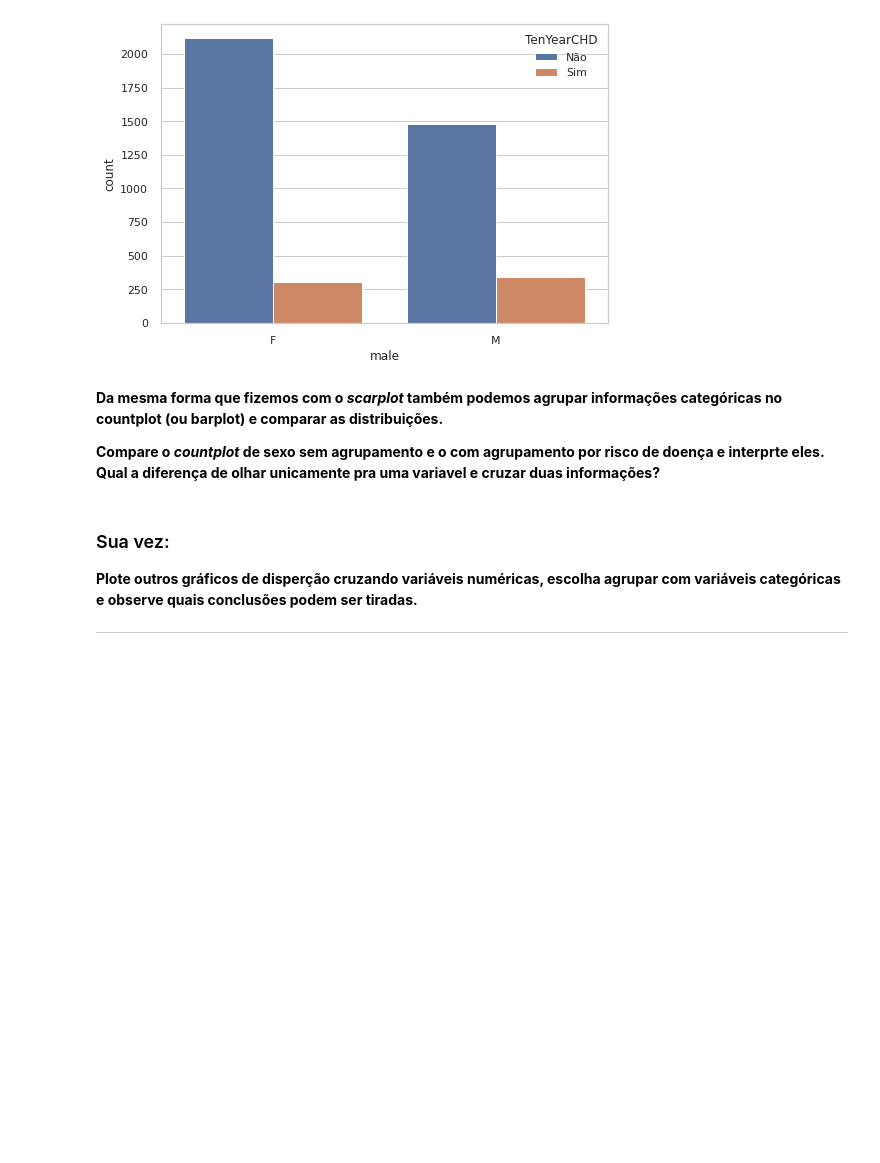
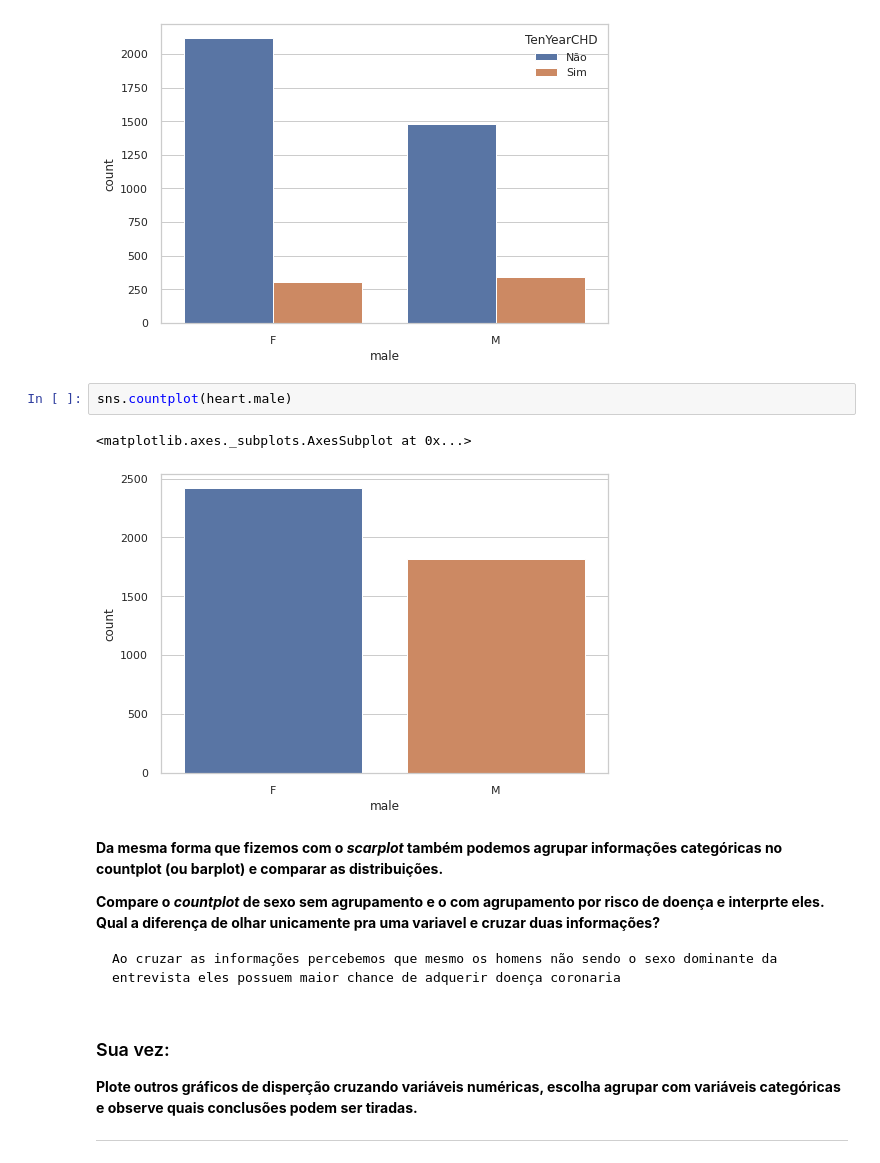
Before and after one commit to DionesGouvea/data-science-toolbox, a Jupyter notebook: Análise_com_estatística_descritiva.ipynb, the cells around one changed output. Drawn from its saved outputs; the diff is of its cells as text; blank space fills up the shorter version.

```diff
--- a/Análise_com_estatística_descritiva.ipynb
+++ b/Análise_com_estatística_descritiva.ipynb
@@ -361,10 +361,17 @@ sns.countplot(heart.male, hue = heart.TenYearCHD)
 # %% [output]
 <matplotlib.axes._subplots.AxesSubplot at 0x...>
 [figure]
+# %%
+sns.countplot(heart.male)
+# %% [output]
+<matplotlib.axes._subplots.AxesSubplot at 0x...>
+[figure, added]
 # %% [markdown]
 **Da mesma forma que fizemos com o *scarplot* também podemos agrupar informações categóricas no countplot (ou barplot) e comparar as distribuições.**
 
 **Compare o *countplot* de sexo sem agrupamento e o com agrupamento por risco de doença e interprte eles. Qual a diferença de olhar unicamente pra uma variavel e cruzar duas informações?**
+
+    Ao cruzar as informações percebemos que mesmo os homens não sendo o sexo dominante da entrevista eles possuem maior chance de adquerir doença coronaria
 # %% [markdown]
 ### Sua vez:
 **Plote outros gráficos de disperção cruzando variáveis numéricas, escolha agrupar com variáveis categóricas e observe quais conclusões podem ser tiradas.**
```
Also changed, not shown: parts of 1 cell of this notebook.
